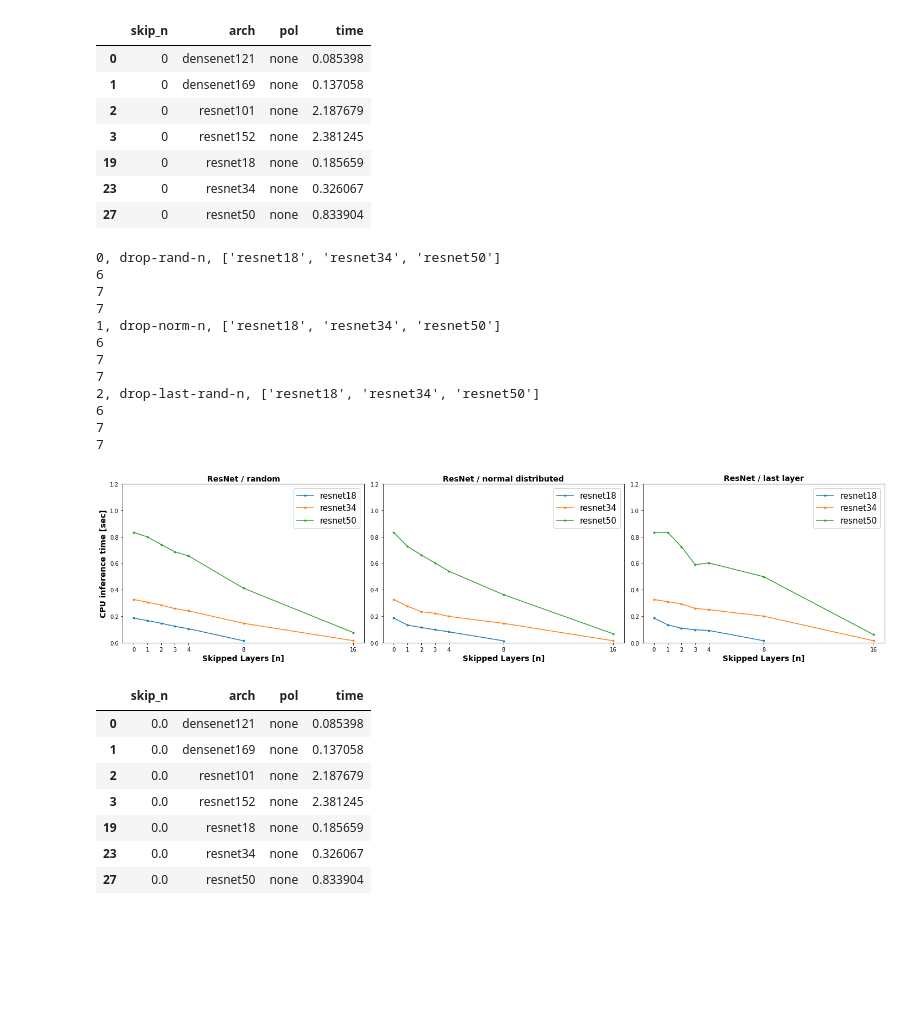
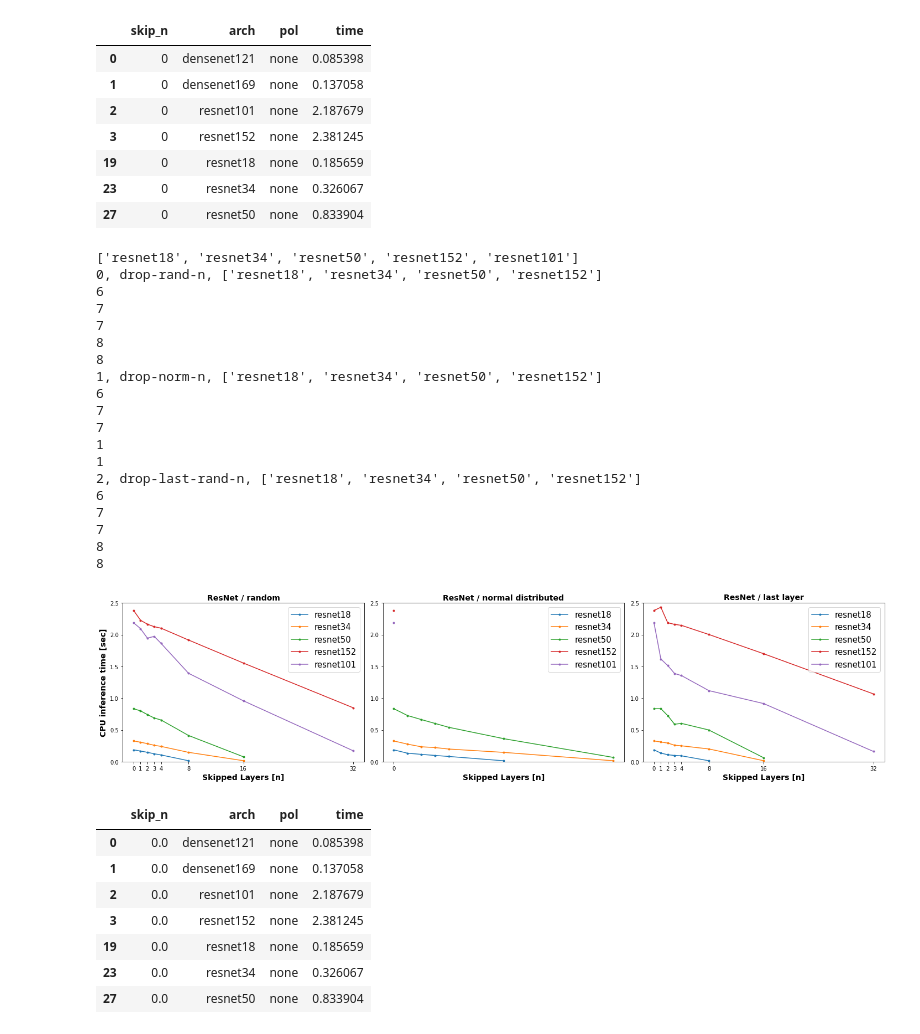
Before and after one commit to a-luengen/anytimeDnn, a Jupyter notebook: reports/benchmark_data_test.ipynb, the cells around one changed output. Saved outputs shown, nothing was run; the diff lists cells and outputs as text; code cells hidden in the pictures; blank space fills up the shorter version.

```diff
--- a/reports/benchmark_data_test.ipynb
+++ b/reports/benchmark_data_test.ipynb
@@ -152,8 +156,12 @@ Name: arch, Length: 3215, dtype: object
 # %%
-fig, axes = plt.subplots(nrows=3, ncols=3, figsize=(15, 9))
+r_archs = ['resnet18', 'resnet34', 'resnet50', 'resnet101', 'resnet152']
+r_pols = ['drop-rand-n', 'drop-norm-n', 'drop-last-rand-n']
 
-r_archs = ['resnet18', 'resnet34', 'resnet50']
-r_pols = ['drop-rand-n', 'drop-norm-n', 'drop-last-rand-n']
+
+
+
+
+fig, axes = plt.subplots(nrows=len(r_archs), ncols=3, figsize=(15, 3 * len(r_archs)))
 
 for i, arch in enumerate(r_archs):
     for j, pol in enumerate(r_pols):
@@ -238,7 +246,7 @@ grouped_df[grouped_df['pol'] == 'none']
 | 27 | 0 | resnet50 | none | 0.833904 |
 # %%
 
-
+tr_archs = r_archs + ['resnet101']
 
 font = dict()
 font['fontsize'] = 14
@@ -252,39 +260,46 @@ def linePlotArchs(df, policy, archs, ax, max_y=None):
     arch_type = 'ResNet' if 'res' in archs[0] else 'DenseNet'
 
     ax.set_title(f'{arch_type} / {pol_trans[policy]}', font)
     for arch in archs:
         plot_df = pol_df[pol_df['arch'] == f'{arch}']
         plot_df = df[df['arch'] == arch][df['pol'] == "none"].append(plot_df)
         print(len(plot_df))
         ax.plot(plot_df.skip_n, plot_df.time,'.-', label=arch, axes=ax)
     ax.legend(fontsize=15)
     ax.set_xticks(plot_df['skip_n'])
     ax.set_xlabel('Skipped Layers [n]', font)
 
 fig, axes = plt.subplots(nrows=1, ncols=3, figsize=(20, 5))
 axes[0].set_ylabel('CPU inference time [sec]', font)
 
-
+print(tr_archs)
 for i, pol in enumerate(r_pols):
     print(f'{i}, {pol}, {r_archs}')
-    linePlotArchs(grouped_df, pol, r_archs, axes[i], 1.2)
+    linePlotArchs(grouped_df, pol, tr_archs, axes[i], 2.5)
 
 fig.tight_layout()
 plt.show()
 # %% [output]
-0, drop-rand-n, ['resnet18', 'resnet34', 'resnet50']
+['resnet18', 'resnet34', 'resnet50', 'resnet152', 'resnet101']
+0, drop-rand-n, ['resnet18', 'resnet34', 'resnet50', 'resnet152']
 6
 7
 7
-1, drop-norm-n, ['resnet18', 'resnet34', 'resnet50']
+8
+8
+1, drop-norm-n, ['resnet18', 'resnet34', 'resnet50', 'resnet152']
 6
 7
 7
-2, drop-last-rand-n, ['resnet18', 'resnet34', 'resnet50']
+1
+1
+2, drop-last-rand-n, ['resnet18', 'resnet34', 'resnet50', 'resnet152']
 6
 7
 7
+8
+8
-[figure, old version]
+[figure, new version]
 # %%
 grouped_df[grouped_df['pol'] == 'none']
 # %% [output]
```
Also changed, not shown: parts of 5 cells of this notebook.
